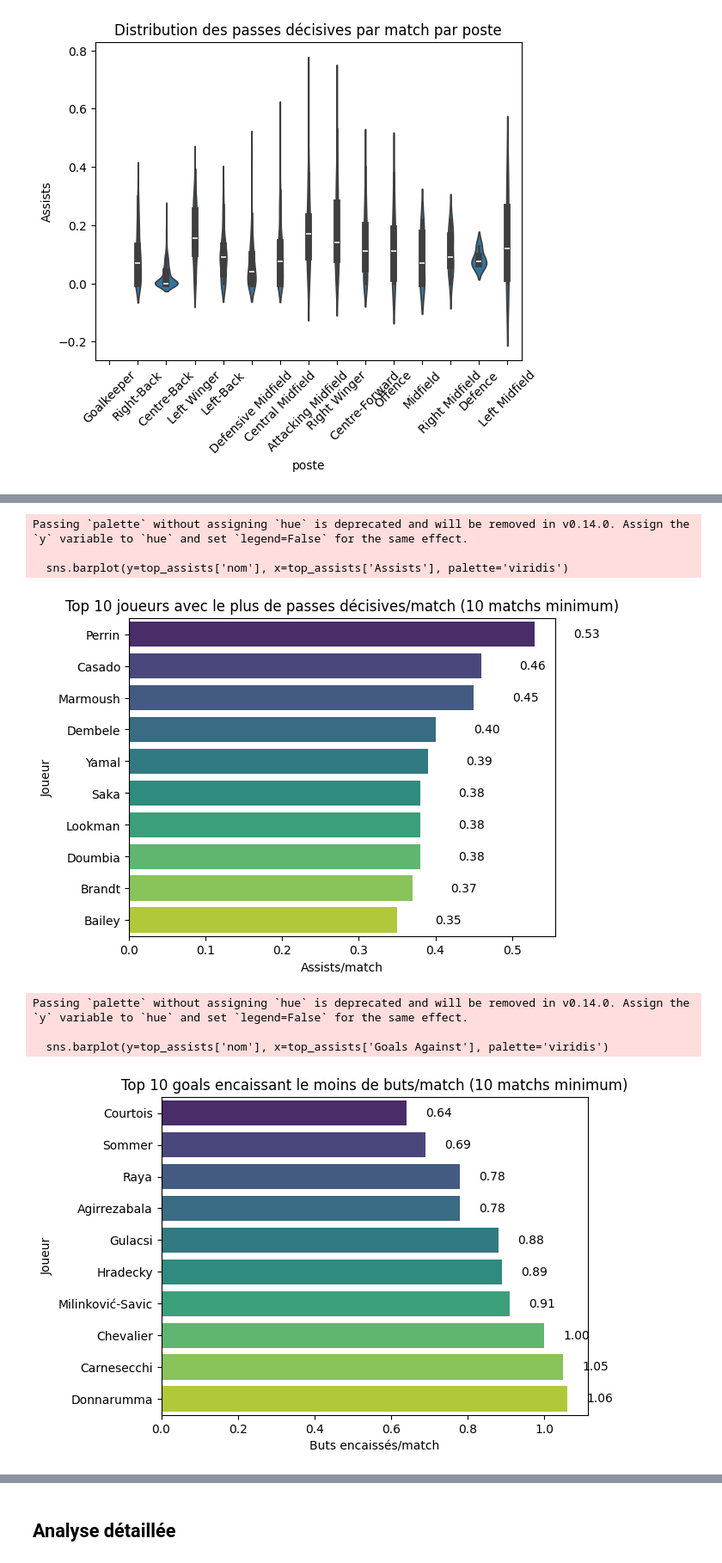
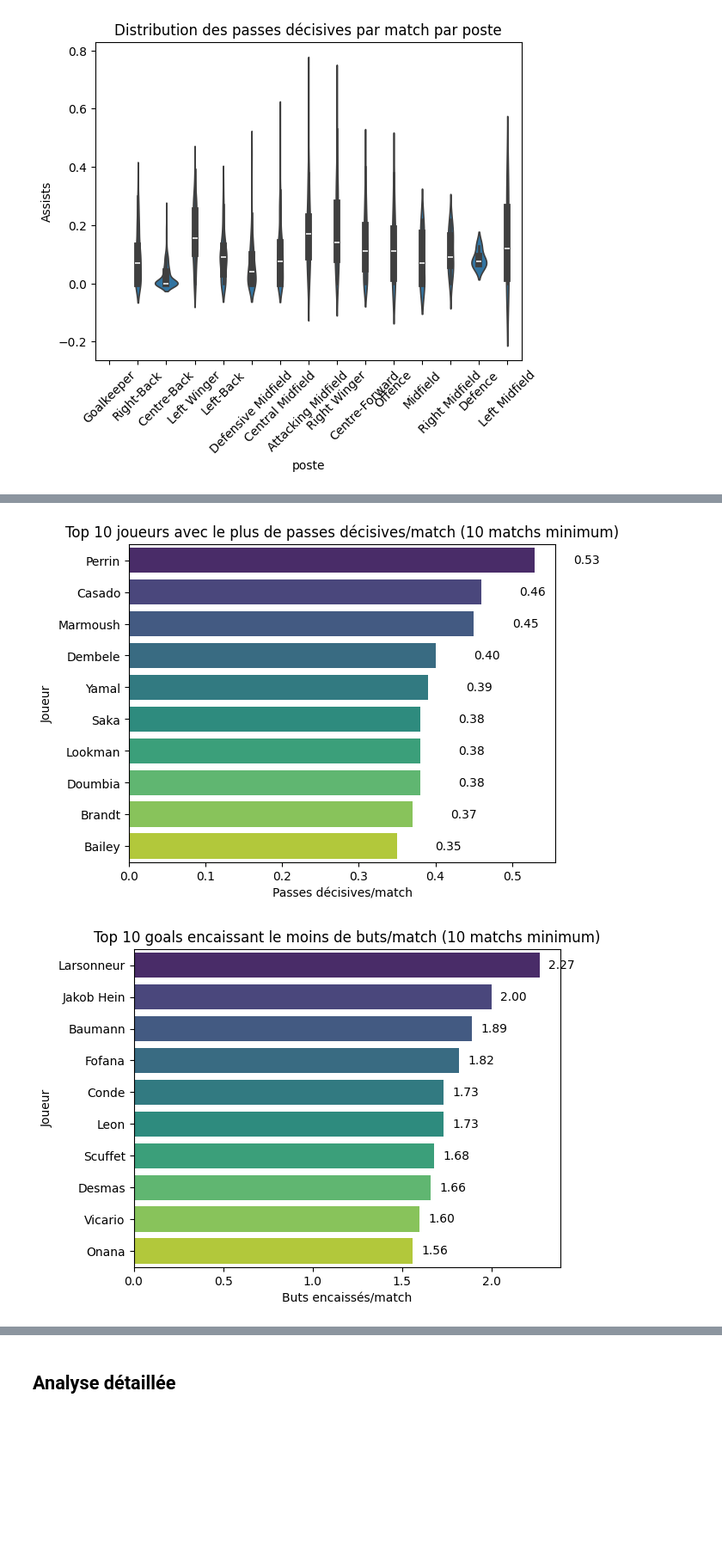
Before and after one commit to BastIA8/VisualisationFootStats, a Jupyter notebook: src/Visualisation.ipynb, the cells around one changed output, grey strips where cells are left out. Shown at 86% size. Saved outputs shown, nothing was run; the diff lists cells and outputs as text; code cells hidden in the pictures; blank space fills up the shorter version.

```diff
--- a/src/Visualisation.ipynb
+++ b/src/Visualisation.ipynb
@@ -105,40 +113,52 @@ Passing `palette` without assigning `hue` is deprecated and will be removed in v
 [figure]
 # %%
 filtered_stats = stats[stats['match_played'] > 10]
-top_assists = filtered_stats.nlargest(10, 'Assists')
+top_scorers = filtered_stats.nlargest(10, 'Assists')
 
-sns.barplot(y=top_assists['nom'], x=top_assists['Assists'], palette='viridis')
+sns.barplot(
+    x='Assists',
+    y='nom',
+    data=top_scorers,
+    palette='viridis',
+    hue='nom',
+    dodge=False,
+    legend=False
+)
+
 plt.title('Top 10 joueurs avec le plus de passes décisives/match (10 matchs minimum)')
-plt.xlabel('Assists/match')
+plt.xlabel('Passes décisives/match')
 plt.ylabel('Joueur')
 
-for index, value in enumerate(top_assists['Assists']):
+for index, value in enumerate(top_scorers['Assists']):
     plt.text(value + 0.05, index, f"{value:.2f}", va='center')
 
 plt.show()
 # %% [output]
-Passing `palette` without assigning `hue` is deprecated and will be removed in v0.14.0. Assign the `y` variable to `hue` and set `legend=False` for the same effect.
-
-  sns.barplot(y=top_assists['nom'], x=top_assists['Assists'], palette='viridis')
-[figure, old version]
+[figure, new version]
 # %%
 filtered_stats = stats[stats['match_played'] > 10]
-top_assists = filtered_stats.nsmallest(10, 'Goals Against')
+top_scorers = filtered_stats.nlargest(10, 'Goals Against')
 
-sns.barplot(y=top_assists['nom'], x=top_assists['Goals Against'], palette='viridis')
+sns.barplot(
+    x='Goals Against',
+    y='nom',
+    data=top_scorers,
+    palette='viridis',
+    hue='nom',
+    dodge=False,
+    legend=False
+)
+
 plt.title('Top 10 goals encaissant le moins de buts/match (10 matchs minimum)')
 plt.xlabel('Buts encaissés/match')
 plt.ylabel('Joueur')
 
-for index, value in enumerate(top_assists['Goals Against']):
+for index, value in enumerate(top_scorers['Goals Against']):
     plt.text(value + 0.05, index, f"{value:.2f}", va='center')
 
 plt.show()
 # %% [output]
-Passing `palette` without assigning `hue` is deprecated and will be removed in v0.14.0. Assign the `y` variable to `hue` and set `legend=False` for the same effect.
-
-  sns.barplot(y=top_assists['nom'], x=top_assists['Goals Against'], palette='viridis')
-[figure, old version]
+[figure, new version]
 # %%
 avg_stats = stats.groupby('championnat')[['Goals', 'Assists']].mean().reset_index()
 
```
Also changed, not shown: parts of 2 cells of this notebook.
